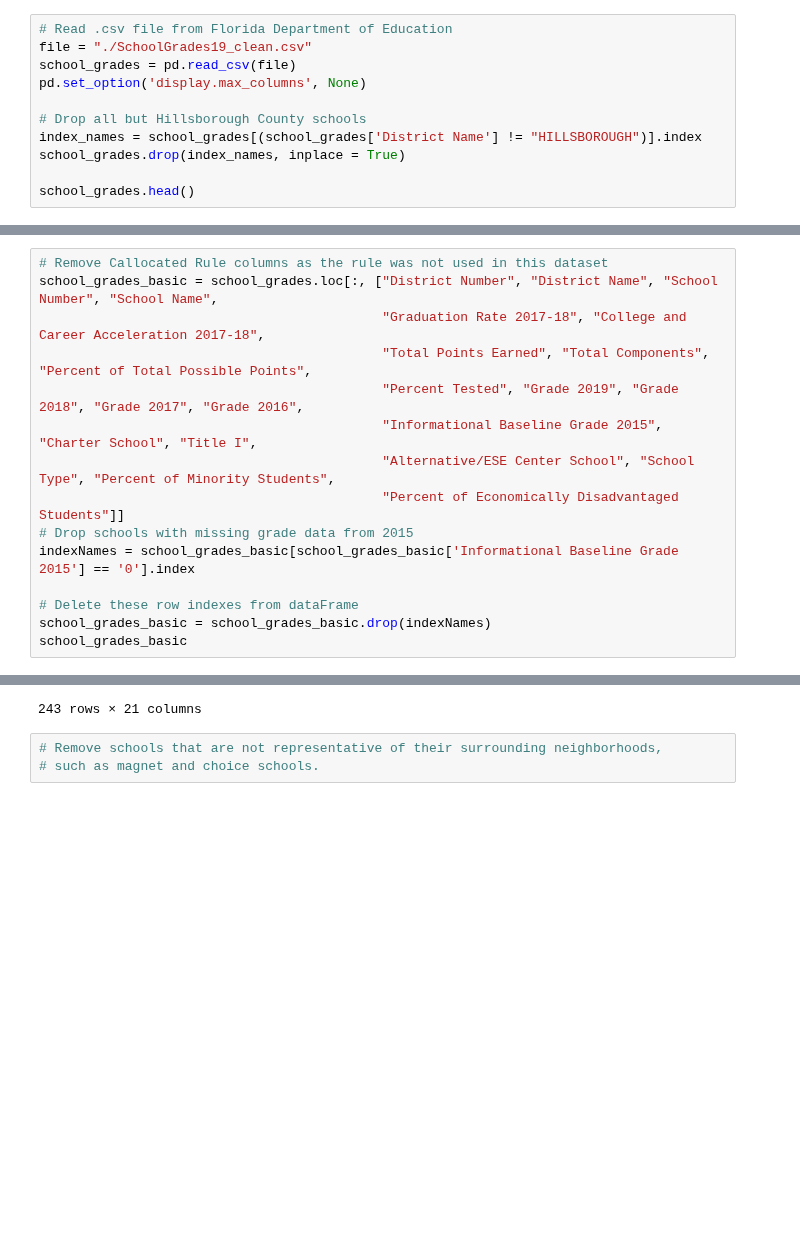
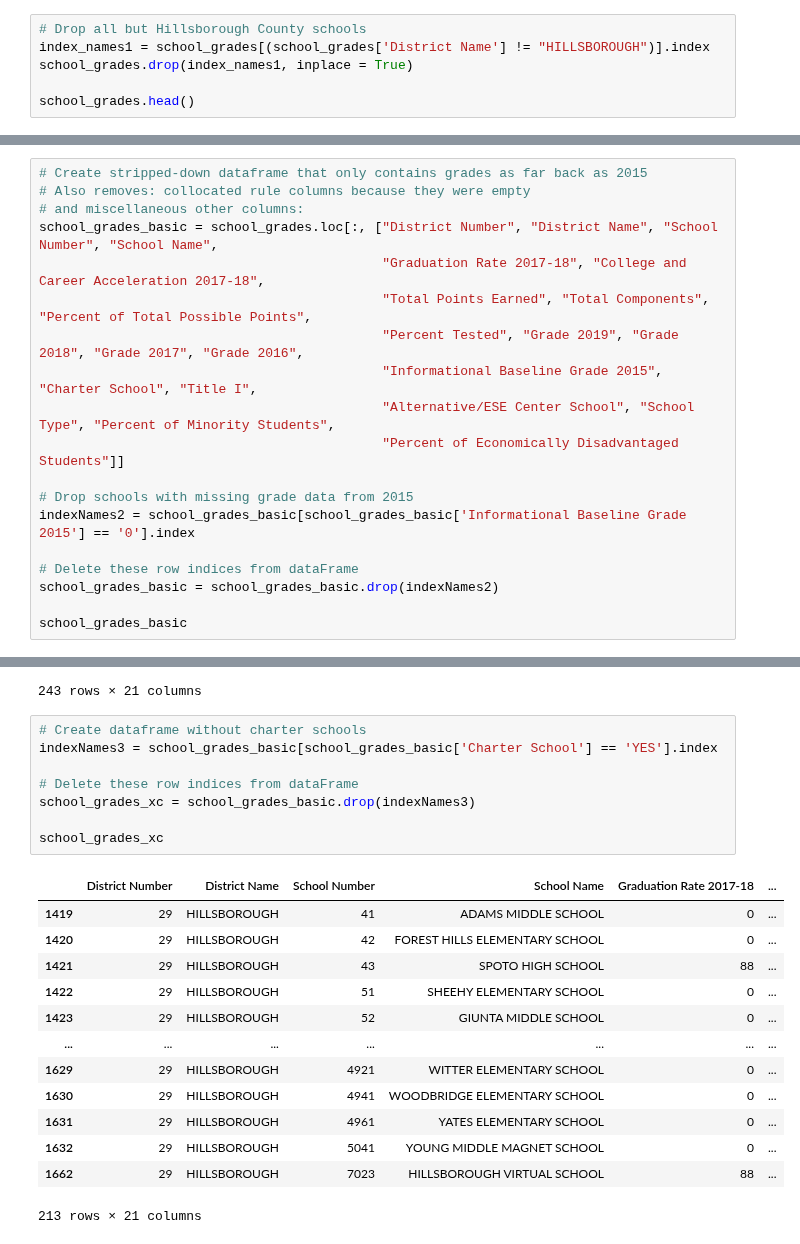
Before and after one commit to gregb23/Project1_Group4, a Jupyter notebook: KS/school_grades.ipynb, the cells around one changed output, grey strips where cells are left out. Saved outputs shown, nothing was run; the diff lists cells and outputs as text; blank space fills up the shorter version.

```diff
--- a/KS/school_grades.ipynb
+++ b/KS/school_grades.ipynb
@@ -3,12 +14,7 @@ import pandas as pd
 # %%
-# Read .csv file from Florida Department of Education
-file = "./SchoolGrades19_clean.csv"
-school_grades = pd.read_csv(file)
-pd.set_option('display.max_columns', None)
-
 # Drop all but Hillsborough County schools
-index_names = school_grades[(school_grades['District Name'] != "HILLSBOROUGH")].index
-school_grades.drop(index_names, inplace = True)
+index_names1 = school_grades[(school_grades['District Name'] != "HILLSBOROUGH")].index
+school_grades.drop(index_names1, inplace = True)
 
 school_grades.head()
 # %% [output]
@@ -39,7 +45,9 @@ Percent of Minority Students                              260
 Percent of Economically Disadvantaged Students            260
 dtype: int64
 # %%
-# Remove Callocated Rule columns as the rule was not used in this dataset
+# Create stripped-down dataframe that only contains grades as far back as 2015
+# Also removes: collocated rule columns because they were empty
+# and miscellaneous other columns:
 school_grades_basic = school_grades.loc[:, ["District Number", "District Name", "School Number", "School Name",
                                             "Graduation Rate 2017-18", "College and Career Acceleration 2017-18",
                                             "Total Points Earned", "Total Components", "Percent of Total Possible Points",
@@ -47,11 +55,13 @@ school_grades_basic = school_grades.loc[:, ["District Number", "District Name",
                                             "Informational Baseline Grade 2015", "Charter School", "Title I",
                                             "Alternative/ESE Center School", "School Type", "Percent of Minority Students",
                                             "Percent of Economically Disadvantaged Students"]]
+
 # Drop schools with missing grade data from 2015
-indexNames = school_grades_basic[school_grades_basic['Informational Baseline Grade 2015'] == '0'].index
+indexNames2 = school_grades_basic[school_grades_basic['Informational Baseline Grade 2015'] == '0'].index
 
-# Delete these row indexes from dataFrame
-school_grades_basic = school_grades_basic.drop(indexNames)
+# Delete these row indices from dataFrame
+school_grades_basic = school_grades_basic.drop(indexNames2)
+
 school_grades_basic
 # %% [output]
 |  | District Number | District Name | School Number | School Name | Graduation Rate 2017-18 | ... |
@@ -67,6 +77,25 @@ school_grades_basic
 | 1663 | 29 | HILLSBOROUGH | 7675 | BRIDGEPREP ACADEMY OF TAMPA | 0 | ... |
 | 1664 | 29 | HILLSBOROUGH | 7680 | VILLAGE OF EXCELLENCE ACADEMY MID... | 0 | ... |
 243 rows × 21 columns
-# %%
-# Remove schools that are not representative of their surrounding neighborhoods,
-# such as magnet and choice schools.
+# %%
+# Create dataframe without charter schools
+indexNames3 = school_grades_basic[school_grades_basic['Charter School'] == 'YES'].index
+
+# Delete these row indices from dataFrame
+school_grades_xc = school_grades_basic.drop(indexNames3)
+
+school_grades_xc
+# %% [output]
+|  | District Number | District Name | School Number | School Name | Graduation Rate 2017-18 | ... |
+| 1419 | 29 | HILLSBOROUGH | 41 | ADAMS MIDDLE SCHOOL | 0 | ... |
+| 1420 | 29 | HILLSBOROUGH | 42 | FOREST HILLS ELEMENTARY SCHOOL | 0 | ... |
+| 1421 | 29 | HILLSBOROUGH | 43 | SPOTO HIGH SCHOOL | 88 | ... |
+| 1422 | 29 | HILLSBOROUGH | 51 | SHEEHY ELEMENTARY SCHOOL | 0 | ... |
+| 1423 | 29 | HILLSBOROUGH | 52 | GIUNTA MIDDLE SCHOOL | 0 | ... |
+| ... | ... | ... | ... | ... | ... | ... |
+| 1629 | 29 | HILLSBOROUGH | 4921 | WITTER ELEMENTARY SCHOOL | 0 | ... |
+| 1630 | 29 | HILLSBOROUGH | 4941 | WOODBRIDGE ELEMENTARY SCHOOL | 0 | ... |
+| 1631 | 29 | HILLSBOROUGH | 4961 | YATES ELEMENTARY SCHOOL | 0 | ... |
+| 1632 | 29 | HILLSBOROUGH | 5041 | YOUNG MIDDLE MAGNET SCHOOL | 0 | ... |
+| 1662 | 29 | HILLSBOROUGH | 7023 | HILLSBOROUGH VIRTUAL SCHOOL | 88 | ... |
+213 rows × 21 columns
```
Also changed, not shown: parts of 2 cells of this notebook, 1 other file.
